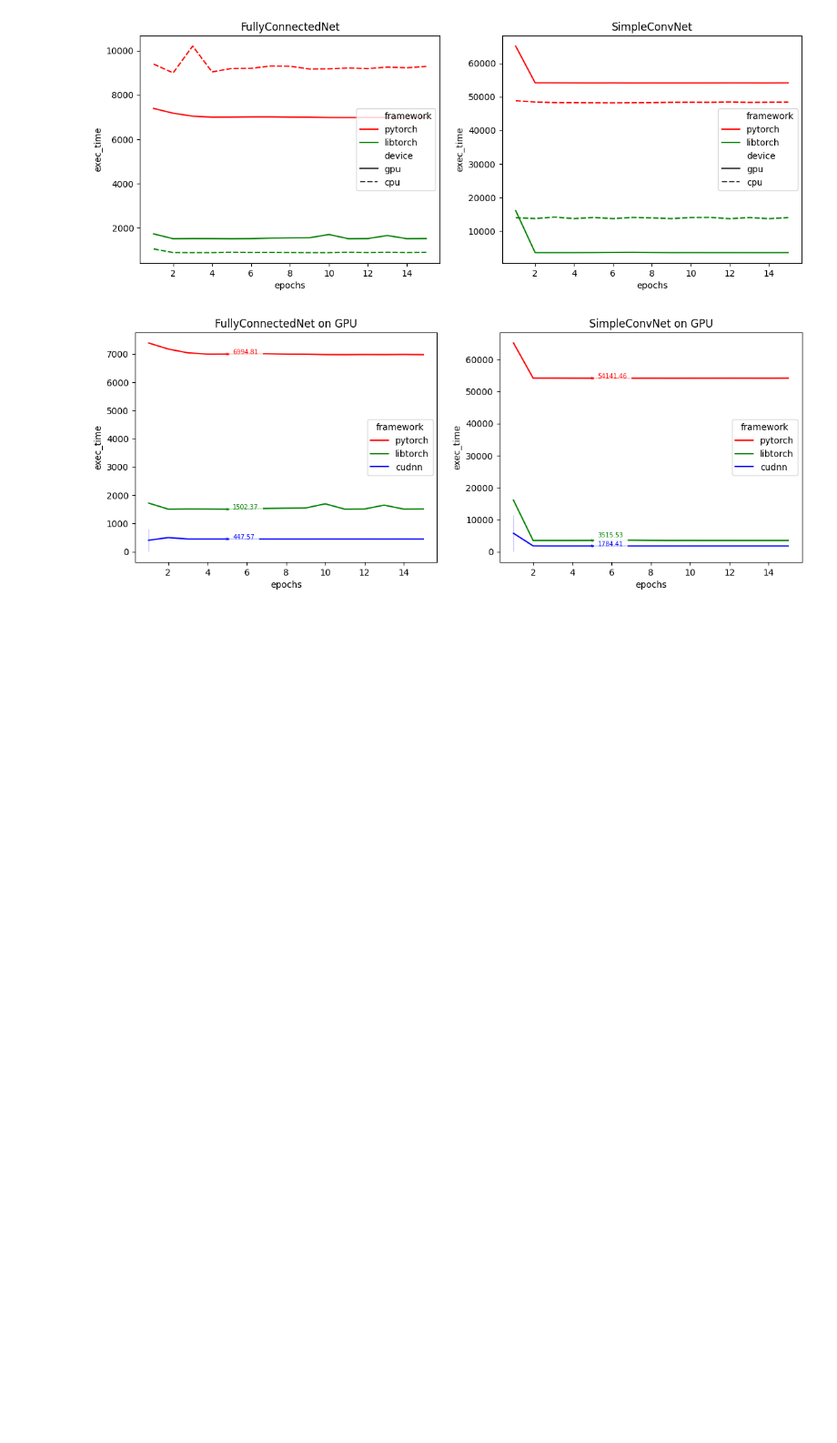
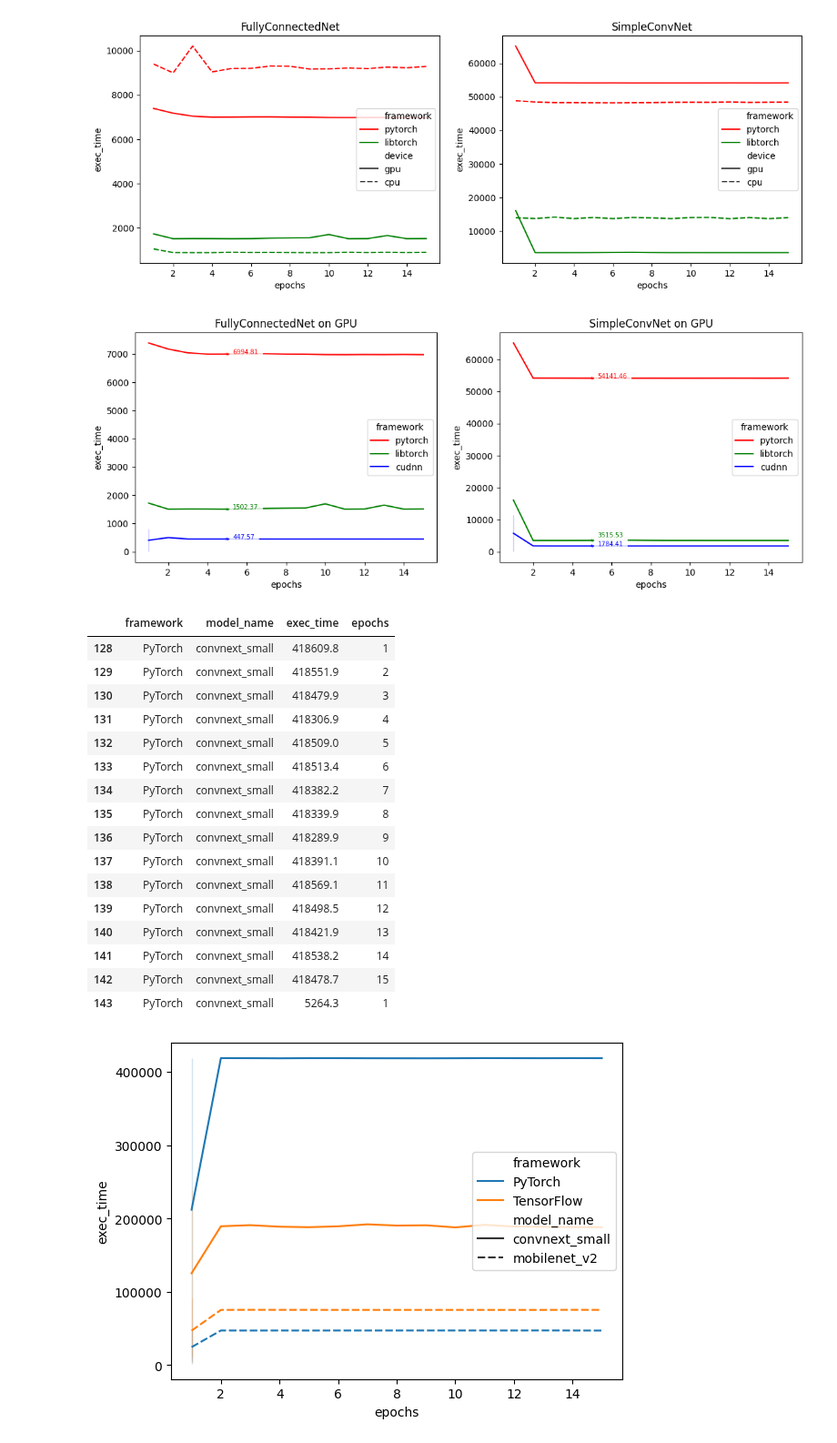
Before and after one commit to mihawb/dnn-lang-comparison, a Jupyter notebook: analysis/anlalysis.ipynb, the cells around one changed output. Shown at 91% size. Saved outputs shown, nothing was run; the diff lists cells and outputs as text; code cells hidden in the pictures; blank space fills up the shorter version.

```diff
--- a/analysis/anlalysis.ipynb
+++ b/analysis/anlalysis.ipynb
@@ -247,3 +247,35 @@ if GENERATE_PNGS:
 	fig.savefig('./plots/cudnn_both_torches_gpu_comparison.png')
 # %% [output]
 [figure]
+# %%
+convnext_mobile = results[results.type == 'training']
+convnext_mobile = convnext_mobile[(convnext_mobile.model_name == 'convnext_small') | (convnext_mobile.model_name == 'mobilenet_v2')]
+convnext_mobile = convnext_mobile[(convnext_mobile.framework == 'PyTorch') | (convnext_mobile.framework == 'TensorFlow')]
+convnext_mobile = convnext_mobile[['framework', 'model_name', 'exec_time', 'epochs']]
+
+fig, axes = plt.subplots(1,1)
+sns.lineplot(ax=axes, data=convnext_mobile, x='epochs', y='exec_time', hue='framework', style='model_name')
+sns.move_legend(axes, "center right")
+
+fig.savefig('./plots/convnext_mobile.png')
+
+convnext_mobile[(convnext_mobile.framework == 'PyTorch') & (convnext_mobile.model_name == 'convnext_small')]
+# %% [output]
+|  | framework | model_name | exec_time | epochs |
+| 128 | PyTorch | convnext_small | 418609.8 | 1 |
+| 129 | PyTorch | convnext_small | 418551.9 | 2 |
+| 130 | PyTorch | convnext_small | 418479.9 | 3 |
+| 131 | PyTorch | convnext_small | 418306.9 | 4 |
+| 132 | PyTorch | convnext_small | 418509.0 | 5 |
+| 133 | PyTorch | convnext_small | 418513.4 | 6 |
+| 134 | PyTorch | convnext_small | 418382.2 | 7 |
+| 135 | PyTorch | convnext_small | 418339.9 | 8 |
+| 136 | PyTorch | convnext_small | 418289.9 | 9 |
+| 137 | PyTorch | convnext_small | 418391.1 | 10 |
+| 138 | PyTorch | convnext_small | 418569.1 | 11 |
+| 139 | PyTorch | convnext_small | 418498.5 | 12 |
+| 140 | PyTorch | convnext_small | 418421.9 | 13 |
+| 141 | PyTorch | convnext_small | 418538.2 | 14 |
+| 142 | PyTorch | convnext_small | 418478.7 | 15 |
+| 143 | PyTorch | convnext_small | 5264.3 | 1 |
+[figure, added]
```
